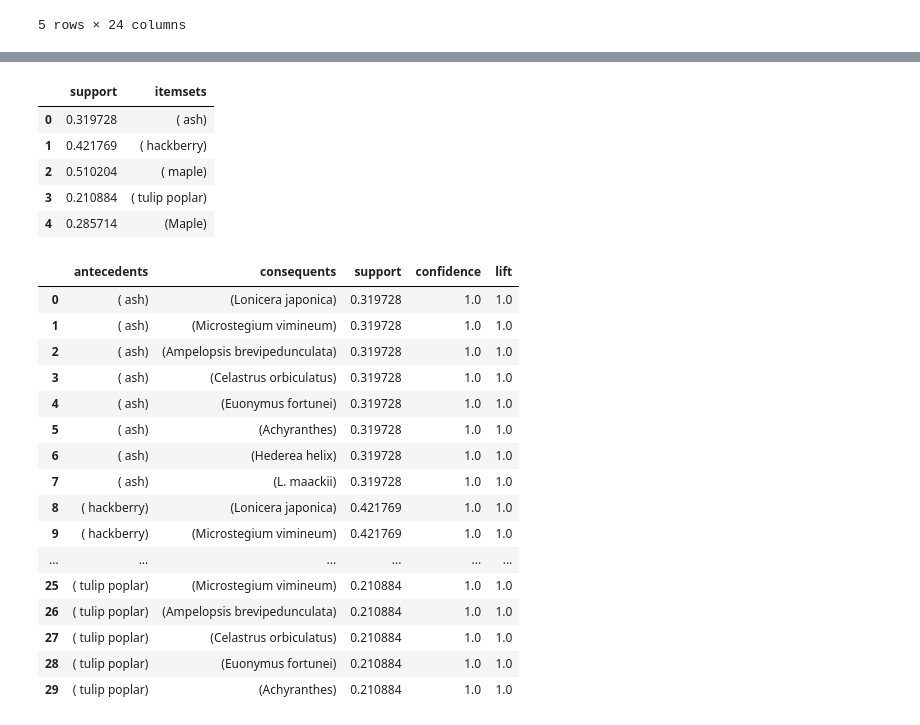
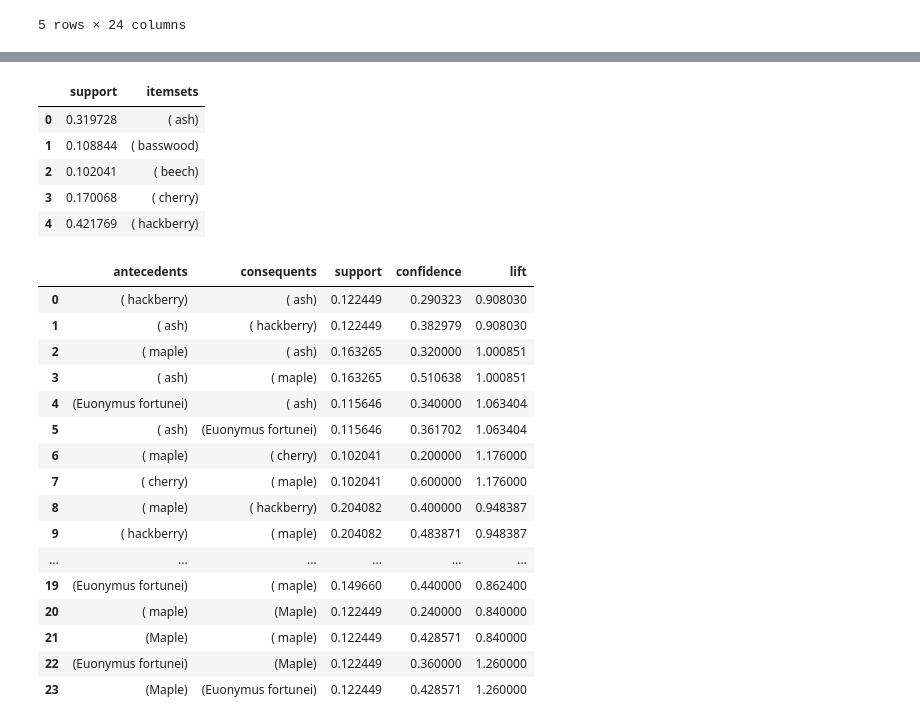
Before and after one commit to zaccowan/Cherokee_Seneca_EDA, a Jupyter notebook: Cherokee_Seneca_2022_2024_EDA.ipynb, the cells around one changed output, grey strips where cells are left out. Saved outputs shown, nothing was run; the diff lists cells and outputs as text; code cells hidden in the pictures.

Commit message:
Associative rule sampling invasive species into items for transactions

```diff
--- a/Cherokee_Seneca_2022_2024_EDA.ipynb
+++ b/Cherokee_Seneca_2022_2024_EDA.ipynb
@@ -595,0 +617,6 @@ df_invasive.head()
+# %%
+# split values in canopy into array by comma
+dfcopy['Canopy'] = dfcopy['Canopy'].str.split(',')
+dfcopy['Understory'] = dfcopy['Understory'].str.split(',')
+df_invasive["Invasive"] = df_invasive["Invasive"].str.split(',')
+dfcopy['Items'] = dfcopy['Canopy'] + dfcopy['Understory'] + df_invasive['Invasive']
@@ -595,0 +632,8 @@ df_invasive.head()
+# %%
+dfexpand = dfcopy.explode("Items")
+dfexpand = dfexpand[["Transaction", "Items"]]
+dfexpand.drop_duplicates(inplace=True)
+dfexpand.dropna(inplace=True)
+dfexpand = dfexpand[dfexpand["Items"] != '']
+dfexpand = dfexpand[dfexpand["Items"] != ' ']
+dfexpand["Items"].value_counts()
@@ -596,7 +656,5 @@ df_invasive.head()
 # %%
 basket = pd.crosstab(dfexpand['Transaction'], dfexpand['Items'])
-for col in invasive_cols:
-    basket[col] = df_invasive[col][0]
 # %%
 basket.head()
 # %% [output]
@@ -611,31 +669,31 @@ basket.head()
 # %%
-frequent_itemsets = apriori(basket, min_support=0.2, use_colnames=True)
+frequent_itemsets = apriori(basket, min_support=0.1, use_colnames=True)
 frequent_itemsets.head()
 # %% [output]
 |  | support | itemsets |
 | 0 | 0.319728 | ( ash) |
-| 1 | 0.421769 | ( hackberry) |
-| 2 | 0.510204 | ( maple) |
-| 3 | 0.210884 | ( tulip poplar) |
-| 4 | 0.285714 | (Maple) |
+| 1 | 0.108844 | ( basswood) |
+| 2 | 0.102041 | ( beech) |
+| 3 | 0.170068 | ( cherry) |
+| 4 | 0.421769 | ( hackberry) |
 # %%
-rules = association_rules(frequent_itemsets, metric='confidence', min_threshold=0.7, num_itemsets=3)
+rules = association_rules(frequent_itemsets, metric='confidence', min_threshold=0.1, num_itemsets=3)
 pd.DataFrame(rules[["antecedents", "consequents", "support", "confidence", "lift"]]).head(30)
 # %% [output]
 |  | antecedents | consequents | support | confidence | lift |
-| 0 | ( ash) | (Lonicera japonica) | 0.319728 | 1.0 | 1.0 |
-| 1 | ( ash) | (Microstegium vimineum) | 0.319728 | 1.0 | 1.0 |
-| 2 | ( ash) | (Ampelopsis brevipedunculata) | 0.319728 | 1.0 | 1.0 |
-| 3 | ( ash) | (Celastrus orbiculatus) | 0.319728 | 1.0 | 1.0 |
-| 4 | ( ash) | (Euonymus fortunei) | 0.319728 | 1.0 | 1.0 |
-| 5 | ( ash) | (Achyranthes) | 0.319728 | 1.0 | 1.0 |
-| 6 | ( ash) | (Hederea helix) | 0.319728 | 1.0 | 1.0 |
-| 7 | ( ash) | (L. maackii) | 0.319728 | 1.0 | 1.0 |
-| 8 | ( hackberry) | (Lonicera japonica) | 0.421769 | 1.0 | 1.0 |
-| 9 | ( hackberry) | (Microstegium vimineum) | 0.421769 | 1.0 | 1.0 |
+| 0 | ( hackberry) | ( ash) | 0.122449 | 0.290323 | 0.908030 |
+| 1 | ( ash) | ( hackberry) | 0.122449 | 0.382979 | 0.908030 |
+| 2 | ( maple) | ( ash) | 0.163265 | 0.320000 | 1.000851 |
+| 3 | ( ash) | ( maple) | 0.163265 | 0.510638 | 1.000851 |
+| 4 | (Euonymus fortunei) | ( ash) | 0.115646 | 0.340000 | 1.063404 |
+| 5 | ( ash) | (Euonymus fortunei) | 0.115646 | 0.361702 | 1.063404 |
+| 6 | ( maple) | ( cherry) | 0.102041 | 0.200000 | 1.176000 |
+| 7 | ( cherry) | ( maple) | 0.102041 | 0.600000 | 1.176000 |
+| 8 | ( maple) | ( hackberry) | 0.204082 | 0.400000 | 0.948387 |
+| 9 | ( hackberry) | ( maple) | 0.204082 | 0.483871 | 0.948387 |
 | ... | ... | ... | ... | ... | ... |
-| 25 | ( tulip poplar) | (Microstegium vimineum) | 0.210884 | 1.0 | 1.0 |
-| 26 | ( tulip poplar) | (Ampelopsis brevipedunculata) | 0.210884 | 1.0 | 1.0 |
-| 27 | ( tulip poplar) | (Celastrus orbiculatus) | 0.210884 | 1.0 | 1.0 |
-| 28 | ( tulip poplar) | (Euonymus fortunei) | 0.210884 | 1.0 | 1.0 |
-| 29 | ( tulip poplar) | (Achyranthes) | 0.210884 | 1.0 | 1.0 |
+| 19 | (Euonymus fortunei) | ( maple) | 0.149660 | 0.440000 | 0.862400 |
+| 20 | ( maple) | (Maple) | 0.122449 | 0.240000 | 0.840000 |
+| 21 | (Maple) | ( maple) | 0.122449 | 0.428571 | 0.840000 |
+| 22 | (Euonymus fortunei) | (Maple) | 0.122449 | 0.360000 | 1.260000 |
+| 23 | (Maple) | (Euonymus fortunei) | 0.122449 | 0.428571 | 1.260000 |
```
Also changed, not shown: parts of 11 cells of this notebook.
